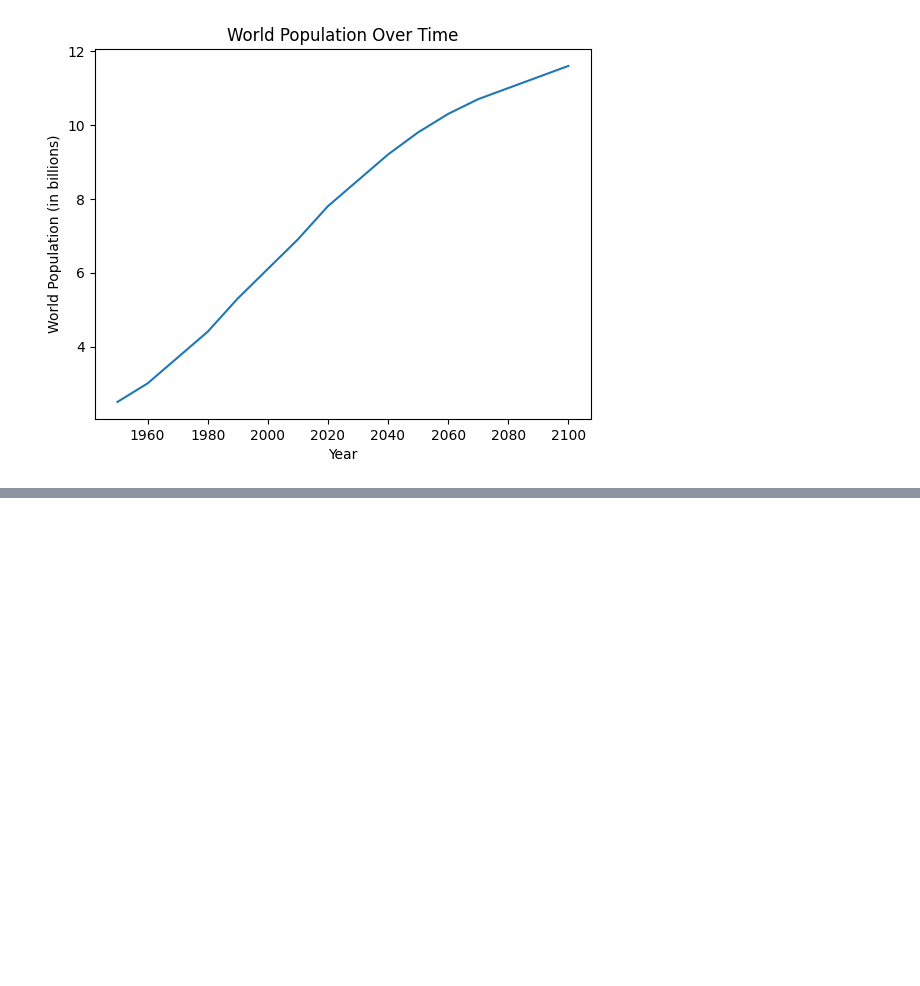
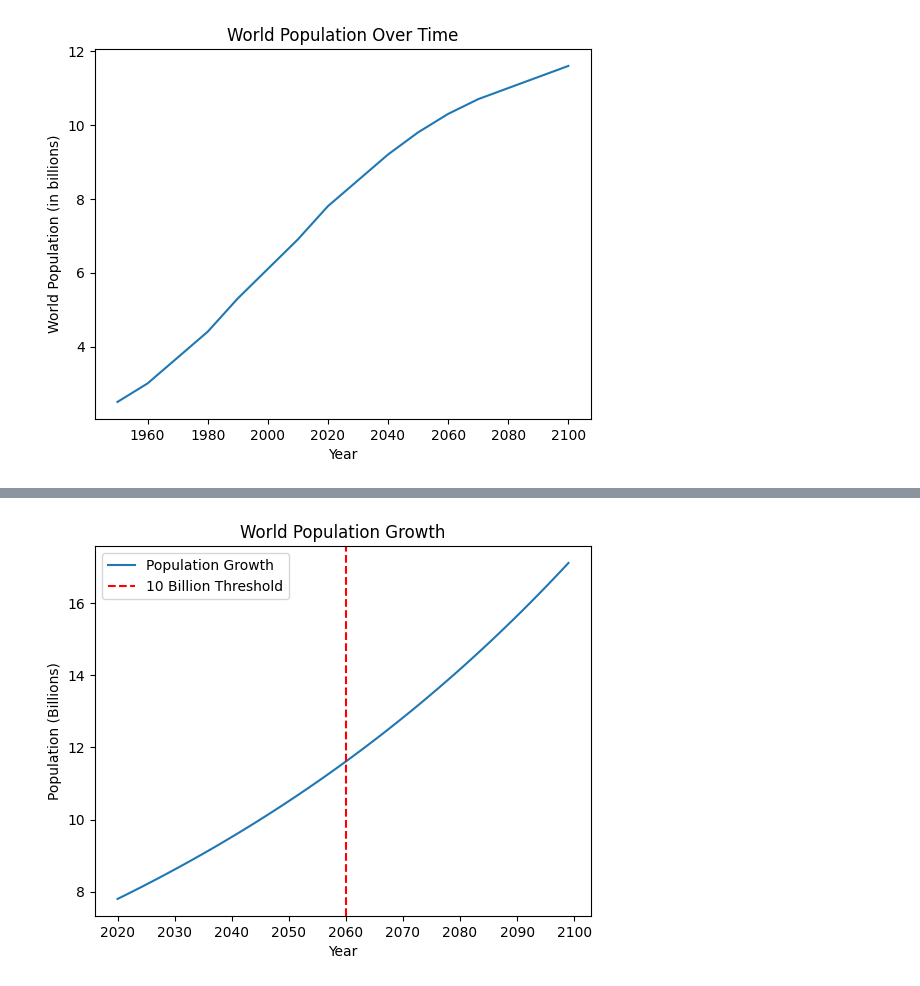
Before and after one commit to shreyasarker/Datacamp-Learning-2025, a Jupyter notebook: 02-intermediate-python/BasicPlotsWithMatplotlib.ipynb, the cells around one changed output, grey strips where cells are left out. Cells and saved outputs as stored; diff of their text form; code cells hidden in the pictures; blank space fills up the shorter version.

```diff
--- a/02-intermediate-python/BasicPlotsWithMatplotlib.ipynb
+++ b/02-intermediate-python/BasicPlotsWithMatplotlib.ipynb
@@ -45,0 +57,25 @@ plt.show()
+# %%
+import numpy as np
+
+# Example data for population growth
+years = np.arange(2020, 2100, 1)
+population = 7.8 * (1 + 0.01)**(years - 2020)  # An example exponential growth model
+
+# Plotting the population growth
+plt.plot(years, population, label='Population Growth')
+
+# Adding a vertical line at the year 2060
+plt.axvline(x=2060, color='r', linestyle='--', label="10 Billion Threshold")
+
+# Adding labels and title
+plt.xlabel('Year')
+plt.ylabel('Population (Billions)')
+plt.title('World Population Growth')
+
+# Displaying the legend
+plt.legend()
+
+# Show the plot
+plt.show()
+# %% [output]
+[figure, added]
```
Also changed, not shown: parts of 8 cells of this notebook, 3 other files.
